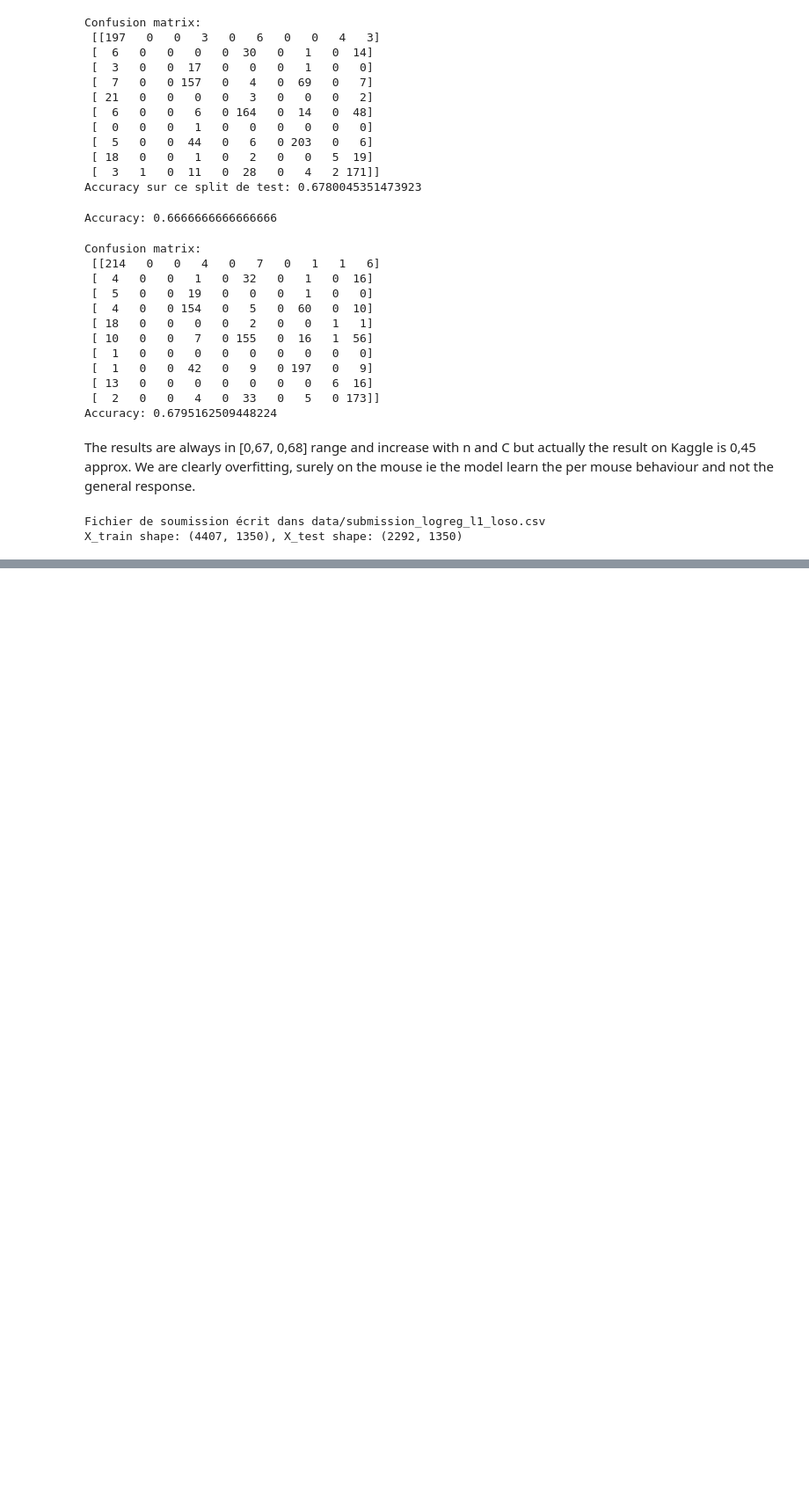
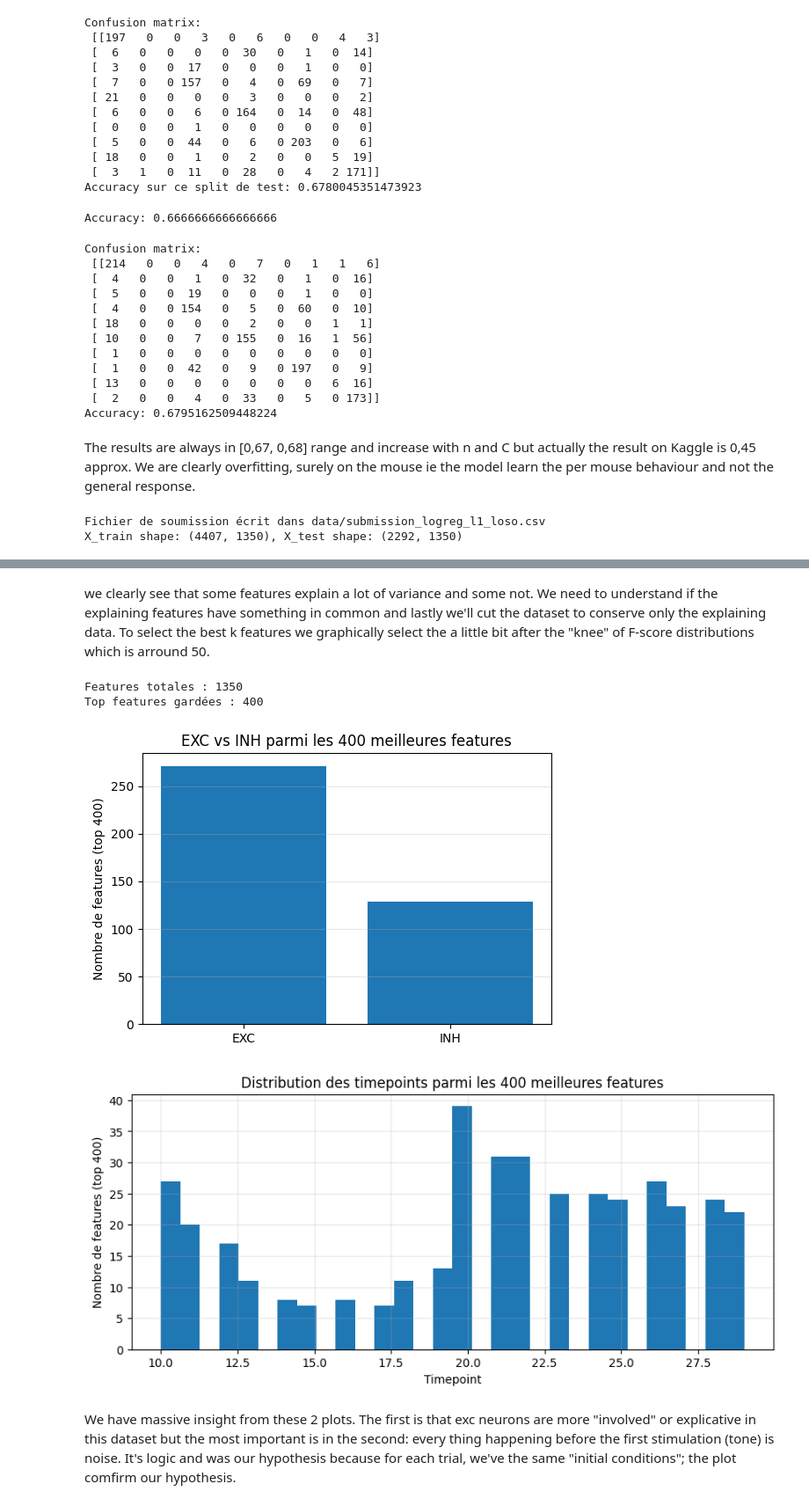
Before and after one commit to AmmarLeGrand/Biological-data-science-II, a Jupyter notebook: source.ipynb, the cells around one changed output, grey strips where cells are left out. Shown at 88% size. Cells and saved outputs as stored; diff of their text form; code cells hidden in the pictures; blank space fills up the shorter version.

```diff
--- a/source.ipynb
+++ b/source.ipynb
@@ -782,0 +936,80 @@ We could use L1 regularisation, PCA or ANOVA. L1 reg is already used in the mode
+# %% [markdown]
+we clearly see that some features explain a lot of variance and some not. We need to understand if the explaining features have something in common and lastly we'll cut the dataset to conserve only the explaining data. To select the best k features we graphically select the a little bit after the "knee" of F-score distributions which is arround 50.
+# %%
+from collections import Counter
+
+n_top = 400
+idx_sorted = np.argsort(F_scores)[::-1]
+top_idx = idx_sorted[:n_top]
+
+top_features = [feature_cols[i] for i in top_idx]
+top_F = F_scores[top_idx]
+
+print(f"Features totales : {len(feature_cols)}")
+print(f"Top features gardées : {len(top_features)}")
+
+# =============================
+# 6. Fonctions simples pour type (EXC/INH) et timepoint
+# =============================
+def get_cell_type(name: str) -> str:
+    # Ex: "A1_L1_EXC_time_0" -> "EXC"
+    parts = name.split("_")
+    if "EXC" in parts:
+        return "EXC"
+    if "INH" in parts:
+        return "INH"
+    return "UNKNOWN"
+
+def get_timepoint(name: str):
+    # Ex: "A1_L1_EXC_time_0" -> 0
+    parts = name.split("_")
+    if "time" in parts:
+        i = parts.index("time")
+        if i + 1 < len(parts):
+            try:
+                return int(parts[i + 1])
+            except ValueError:
+                return None
+    # fallback: essayer dernier bout
+    try:
+        return int(parts[-1])
+    except ValueError:
+        return None
+
+cell_types = []
+timepoints = []
+for f in top_features:
+    cell_types.append(get_cell_type(f))
+    tp = get_timepoint(f)
+    if tp is not None:
+        timepoints.append(tp)
+
+# =============================
+# 7. Plot EXC vs INH
+# =============================
+counts = Counter(cell_types)
+
+plt.figure(figsize=(6, 4))
+plt.bar(list(counts.keys()), list(counts.values()))
+plt.ylabel("Nombre de features (top 400)")
+plt.title("EXC vs INH parmi les 400 meilleures features")
+plt.grid(axis="y", alpha=0.3)
+plt.show()
+
+# =============================
+# 8. Plot distribution des timepoints
+# =============================
+plt.figure(figsize=(10, 4))
+plt.hist(timepoints, bins=30)
+plt.xlabel("Timepoint")
+plt.ylabel("Nombre de features (top 400)")
+plt.title("Distribution des timepoints parmi les 400 meilleures features")
+plt.grid(True, alpha=0.3)
+plt.show()
+# %% [output]
+Features totales : 1350
+Top features gardées : 400
+[figure, added]
+[figure, added]
+# %% [markdown]
+We have massive insight from these 2 plots. The first is that exc neurons are more "involved" or explicative in this dataset but the most important is in the second: every thing happening before the first stimulation (tone) is noise. It's logic and was our hypothesis because for each trial, we've the same "initial conditions"; the plot comfirm our hypothesis.
```
Also changed, not shown: parts of 16 cells of this notebook, 1 other file.
